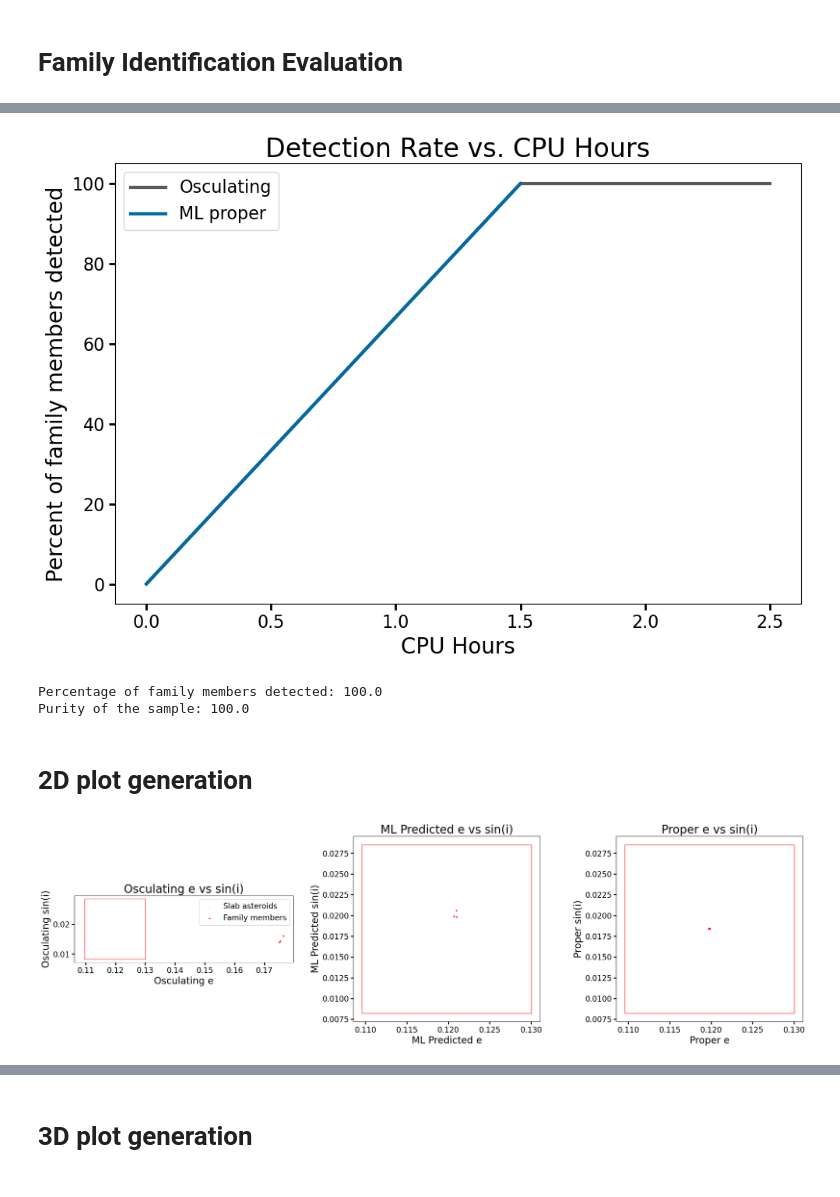
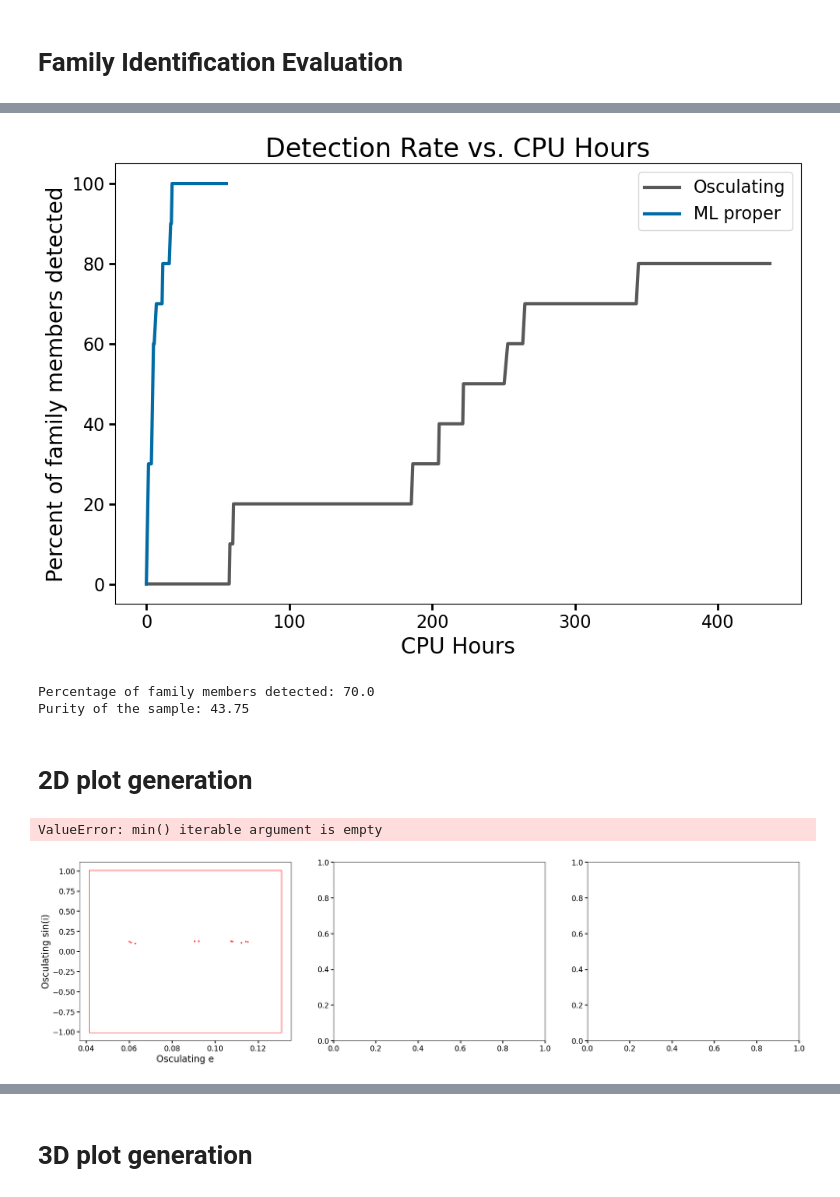
Before and after one commit to YangShen31/proper_elements_prediction, a Jupyter notebook: 4_family_identification/4.1_family_identification.ipynb, the cells around one changed output, grey strips where cells are left out. Drawn from its saved outputs; the diff is of its cells as text; code cells hidden in the pictures.

Commit message:
almost finish family identification codes

```diff
--- a/4_family_identification/4.1_family_identification.ipynb
+++ b/4_family_identification/4.1_family_identification.ipynb
@@ -26,8 +26,8 @@ propsini = df_xgb["propsini"]
 test_name_list = df_xgb['Des\'n']
 # %%
 column_names = ['propa', 'prope', 'propsini', 'g', 's', 'H', 'NumOpps', 'PackedName', 'UnpackedName']
-# df_Velleda = pd.read_csv("../data/family_tables/inner_126_velleda_fam3.csv", header=None, names=column_names)
-df_Velleda = pd.read_csv("../data/family_tables/inner_2110_moore_sitterly_fam3.csv", header=None, names=column_names)
+df_Velleda = pd.read_csv("../data/family_tables/inner_61203_chleborad_fam3.csv", header=None, names=column_names)
+# df_Velleda = pd.read_csv("../data/family_tables/.csv", header=None, names=column_names)
 def convert_id(val):
 	val_str = str(val)
 	if val_str.isdigit():
@@ -97,7 +86,7 @@ def calculate_d(a_p, delta_a_p, delta_e_p, delta_sin_i_p):
 	return d
 # %%
 # create a slab enclosing all family members
-def slab_d_calc(family_df_copy, family_pred_df_copy, merged_df, command):
+def slab_d_calc(family_df_copy, family_pred_df, merged_df, command):
 	if command == "osculating":
 		columns_bound = {"a": "a", "e": "e", "sini": "sini"}
 		columns = {"a": "a", "e": "e", "sini": "sini"}
@@ -155,7 +144,7 @@ def slab_d_calc(family_df_copy, family_pred_df_copy, merged_df, command):
 	return d_df, (a_min, a_max, e_min, e_max, sini_min, sini_max)
 
 d_df_pred, bounds = slab_d_calc(family_df, family_pred_df, df_xgb, "pred")
-# d_df_osc = slab_d_calc(family_df, family_pred_df, df_xgb, "osculating")
+d_df_osc, bounds = slab_d_calc(family_df, family_pred_df, df_xgb, "osculating")
 # %%
 # Number of family members included in ths slab
 d_df_single = d_df_pred.drop_duplicates(subset = ["name_asteroid"])
@@ -276,7 +309,7 @@ plt.tight_layout()
 plt.savefig("../plots/detection_CPU.pdf")
 plt.show()
 # %% [output]
-[figure, old version]
+[figure, new version]
 # %%
 d = 70
 filtered_df = d_df[d_df["d"] < d]
@@ -285,8 +318,8 @@ family_slab_df = filtered_df[filtered_df["name_asteroid"].isin(name_list)]
 print(f"Percentage of family members detected: {len(family_slab_df)/num_family_slab * 100}")
 print(f"Purity of the sample: {len(family_slab_df)/(len(filtered_df)) * 100}")
 # %% [output]
-Percentage of family members detected: 100.0
-Purity of the sample: 100.0
+Percentage of family members detected: 70.0
+Purity of the sample: 43.75
 # %% [markdown]
 # 2D plot generation
 # %%
@@ -300,7 +333,6 @@ filter = (
 )
 
 filtered = df_xgb[filter]
-filtered = filtered[(filtered["Des'n"].isin(test_name_list)) & (~filtered["Des'n"].isin(name_list))]
 
 fig, axes = plt.subplots(1, 3, figsize=(28, 7))
 
@@ -315,12 +347,12 @@ rect = patches.Rectangle(
     facecolor='none'
 )
 axes[0].add_patch(rect)
-axes[0].scatter(filtered["e"], (filtered["Incl."]*np.pi/180), s=1, alpha=0.2, label="Slab asteroids", color='blue', rasterized=True)
+axes[0].scatter(filtered["e"], (filtered["Incl."]*np.pi/180), s=1, alpha=1, label="Slab asteroids", color='blue', rasterized=True)
 axes[0].scatter(family_test_df["e"], (family_test_df["Incl."]*np.pi/180), s=5, label="Family members", color='red', rasterized=True)
 axes[0].set_xlabel("Osculating e")
 axes[0].set_ylabel("Osculating sin(i)")
-# axes[0].set_xlim(min(filtered["e"]), min(filtered["e"]) + diff*4 + 0.01)
-# axes[0].set_ylim(0.01, 0.09)
+axes[0].set_xlim(min(filtered["e"]), min(filtered["e"]) + diff*4 + 0.01)
+axes[0].set_ylim(0.01, 0.09)
 axes[0].set_aspect(1)
 axes[0].legend()
 axes[0].set_title("Osculating e vs sin(i)")
@@ -334,35 +366,36 @@ rect = patches.Rectangle(
     facecolor='none'
 )
 axes[1].scatter(filtered["pred_e"], filtered["pred_sini"], s=1, alpha=0.2, label="Slab asteroids", color='blue', rasterized=True)
 axes[1].scatter(family_test_df["pred_e"], family_test_df["pred_sini"], s=5, label="Family members", color='red', rasterized=True)
 axes[1].set_xlabel("ML Predicted e")
 axes[1].set_ylabel("ML Predicted sin(i)")
-# axes[1].set_xlim(min(filtered["prope"]), max(filtered["prope"]))
-# axes[1].set_ylim(min(filtered["propsini"]), max(filtered["propsini"]))
+axes[1].set_xlim(min(filtered["prope"]), max(filtered["prope"]))
+axes[1].set_ylim(min(filtered["propsini"]), max(filtered["propsini"]))
 axes[1].set_title("ML Predicted e vs sin(i)")
 axes[1].add_patch(rect)
 axes[1].set_aspect("equal")
 
 rect = patches.Rectangle(
     (bounds[2], bounds[4]),
     bounds[3]-bounds[2],
     bounds[5]-bounds[4],
     linewidth=1,
     edgecolor='r',
     facecolor='none'
 )
 axes[2].scatter(filtered["prope"], filtered["propsini"], s=1, alpha=0.2, label="Slab asteroids", color='blue', rasterized=True)
 axes[2].scatter(family_test_df["prope"], family_test_df["propsini"], s=5, label="Family members", color='red', rasterized=True)
 axes[2].set_xlabel("Proper e")
 axes[2].set_ylabel("Proper sin(i)")
-# axes[2].set_xlim(min(filtered["prope"]), max(filtered["prope"]))
-# axes[2].set_ylim(min(filtered["propsini"]), max(filtered["propsini"]))
+axes[2].set_xlim(min(filtered["prope"]), max(filtered["prope"]))
+axes[2].set_ylim(min(filtered["propsini"]), max(filtered["propsini"]))
 axes[2].set_title("Proper e vs sin(i)")
 axes[2].add_patch(rect)
 axes[2].set_aspect("equal")
 
 # plt.tight_layout(rect=[0.05, 0.05, 0.98, 0.95])
 plt.savefig("../plots/2D_plots_family.pdf")
 plt.show()
 # %% [output]
+ValueError: min() iterable argument is empty
-[figure, old version]
+[figure, new version]
```
Also changed, not shown: parts of 16 cells of this notebook, 1 other file.
